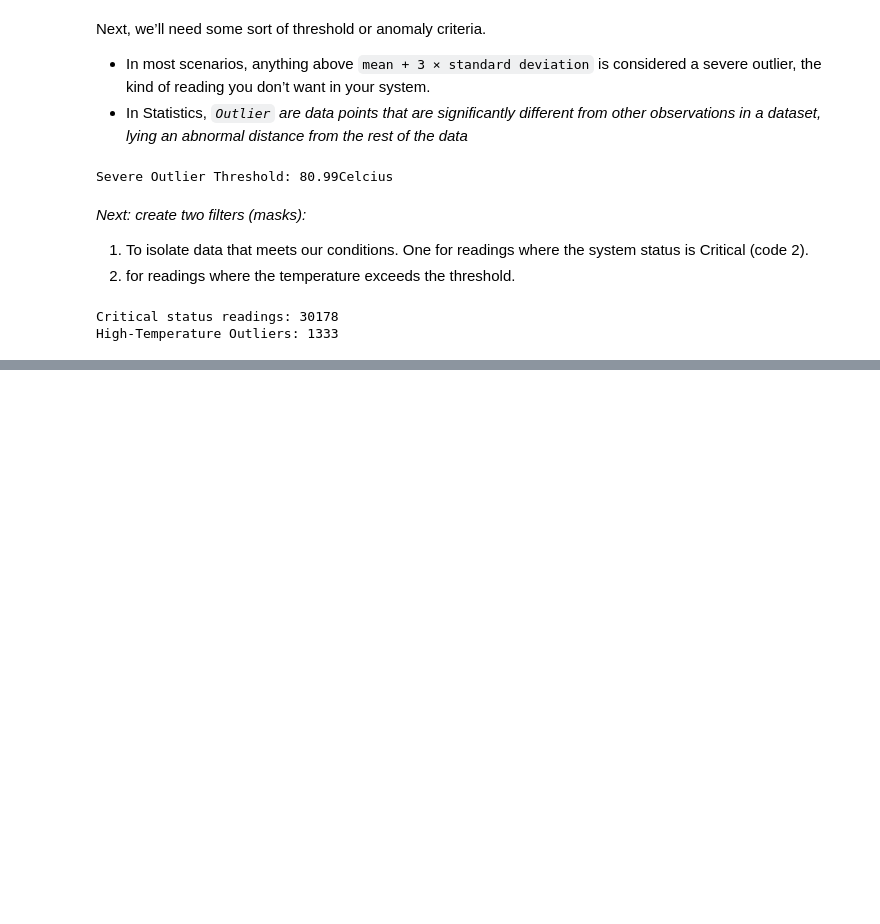
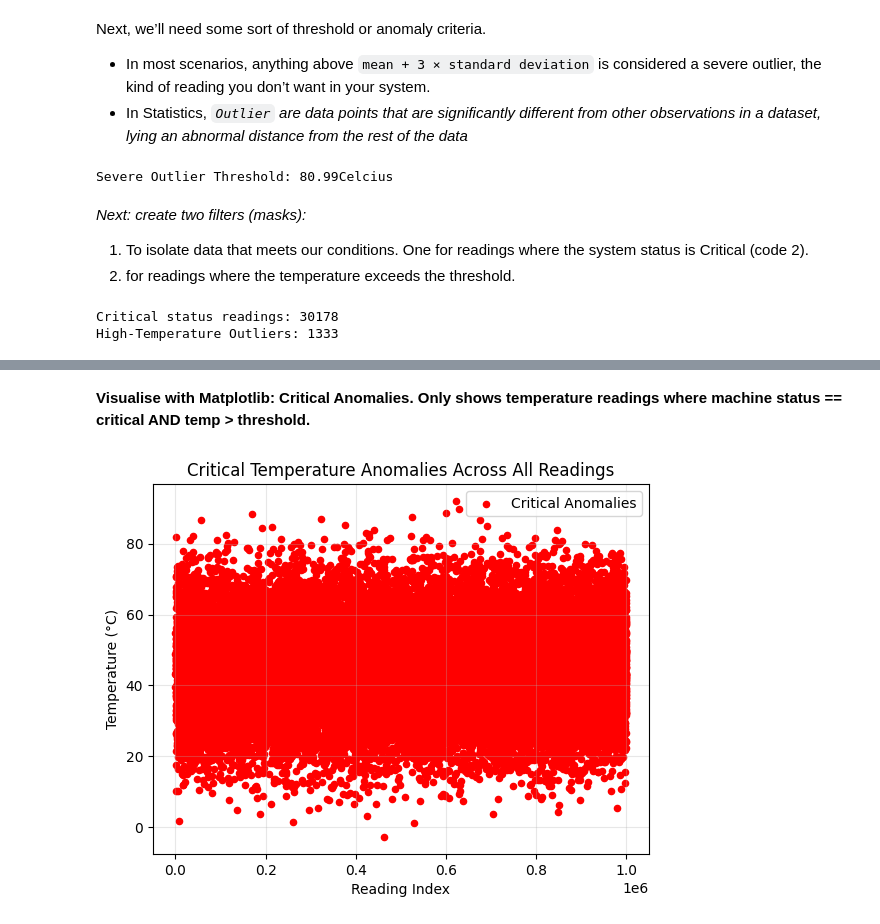
Before and after one commit to MoeedKhan-AMK/numpy-industrial-data-analysis, a Jupyter notebook: project.ipynb, the cells around one changed output, grey strips where cells are left out. Drawn from its saved outputs; the diff is of its cells as text; code cells hidden in the pictures; blank space fills up the shorter version.

```diff
--- a/project.ipynb
+++ b/project.ipynb
@@ -205,0 +255,19 @@ High-Temperature Outliers: 1333
+# %% [markdown]
+**Visualise with Matplotlib: Critical Anomalies. Only shows temperature readings where machine status == critical AND temp > threshold.**
+# %%
+# Scatter plot of only critical anomalies
+plt.scatter(np.where(critical_status_mask)[0],     # x positions (indices)
+    temp_data[critical_status_mask],       # actual temperatures
+    color="red",
+    s=20,
+    label="Critical Anomalies"
+)
+
+plt.title("Critical Temperature Anomalies Across All Readings")
+plt.xlabel("Reading Index")
+plt.ylabel("Temperature (°C)")
+plt.legend()
+plt.grid(True, alpha=0.3)
+plt.show()
+# %% [output]
+[figure, added]
```
Also changed, not shown: parts of 5 cells of this notebook.
